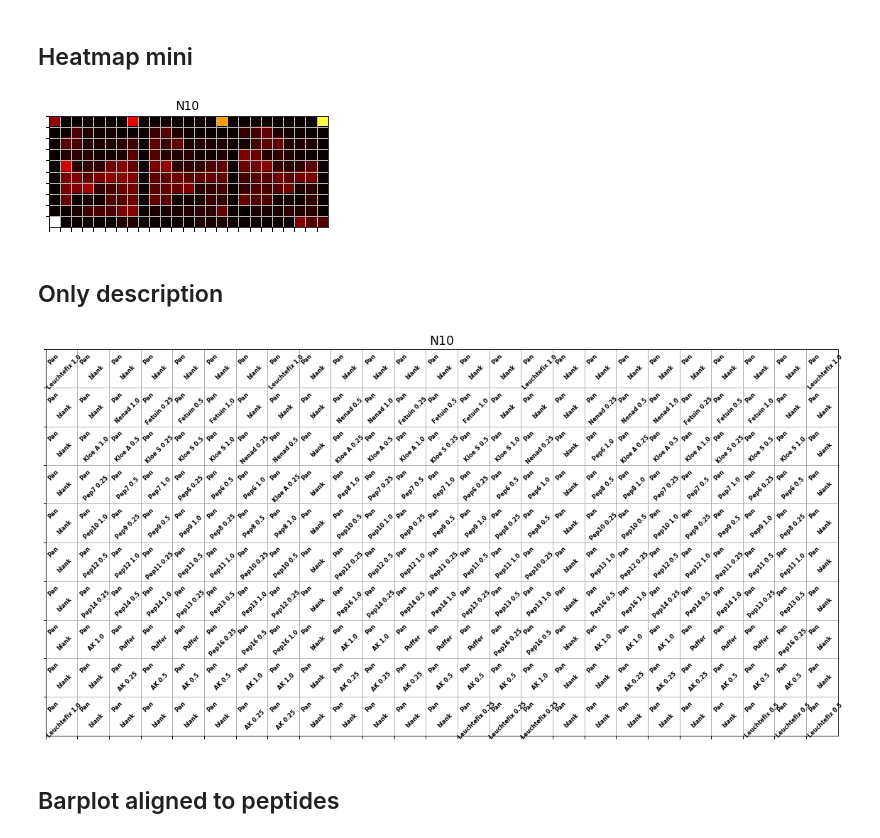
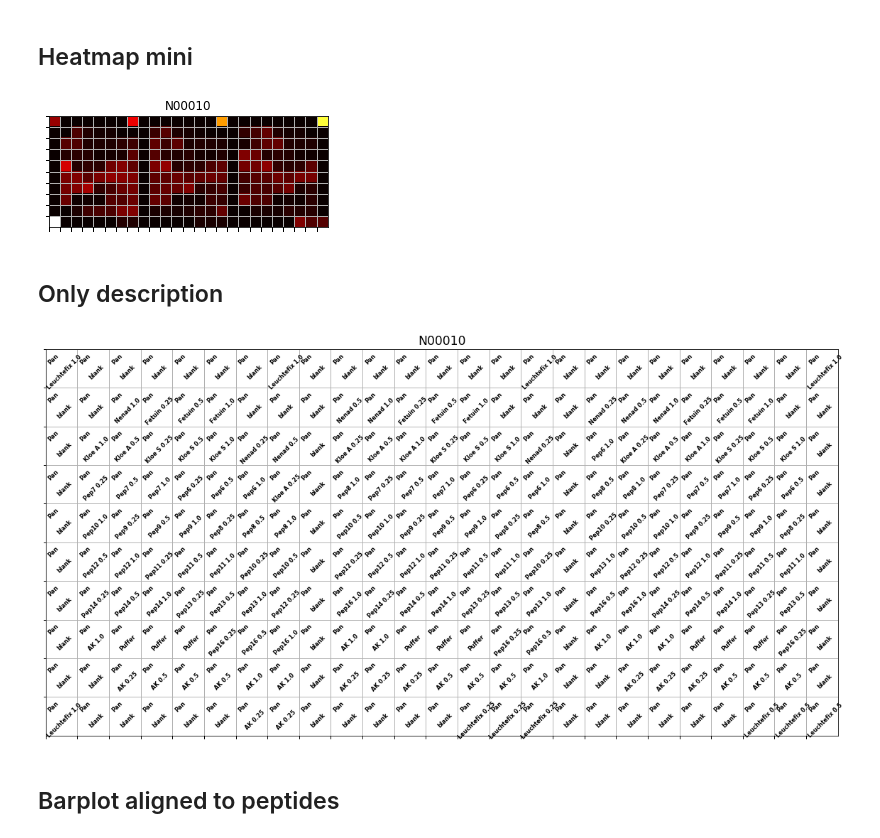
Before and after one commit to matthiaskoenig/flutype_analysis, a Jupyter notebook: notebooks/analysis.ipynb, the cells around one changed output. Drawn from its saved outputs; the diff is of its cells as text; code cells hidden in the pictures.

Commit message:
updated notebook results

```diff
--- a/notebooks/analysis.ipynb
+++ b/notebooks/analysis.ipynb
@@ -13,13 +15,13 @@ data_ids = {'2017-05-12_MTP_R1','2017-05-12_MTP_R1_div_back' ,'flutype_test'
 # %%
 data_id = 'N00010'
+directory = "../data/N00010"
 #data_id = '2017-05-12_MTP_R1'
 #data_id = '2017-05-12_MTP_R1_div_back'
 #data_id = '2017-05-12_MTP_R1_sub_back'
 #data_id = 'flutype_test'
 
-data = analysis.load_data(data_id)
-
-Ana=analysis.Analysis(*data)
-display(Ana.spot.head(10))
+data = analysis.load_data(data_id, directory)
+ana = analysis.Analysis(data)
+display(ana.spot.head(10))
 # %% [output]
 --------------------------------------------------------------------------------
@@ -60,22 +58,20 @@ plt.show()
 ## Heatmap mini
 # %%
 #fig = Ana.heatmap(descript=False,nrows=1,ncols=1,figsize=(5,2.5))
-
-
-fig = Ana.heatmap(descript=False,figsize=(5,2.5))
+fig = ana.heatmap(descript=False,figsize=(5,2.5))
 plt.title(data_id,fontsize="large")
 plt.show()
-fig.savefig("./results/{}_heatmap2.png".format(data_id),bbox_inches='tight')
+fig.savefig("../results/{}_heatmap2.png".format(data_id),bbox_inches='tight')
 # %% [output]
-[figure, old version]
+[figure, new version]
 # %% [markdown]
 ## Only description
 # %%
-fig = Ana.heatmap(heatmap=False,figsize=(20,10))
+fig = ana.heatmap(heatmap=False,figsize=(20,10))
 plt.title(data_id,fontsize="xx-large")
 plt.show()
 # %% [output]
-[figure, old version]
+[figure, new version]
 # %% [markdown]
 ## Barplot aligned to peptides
 # %%
```
Also changed, not shown: parts of 8 cells of this notebook, 10 other files.
